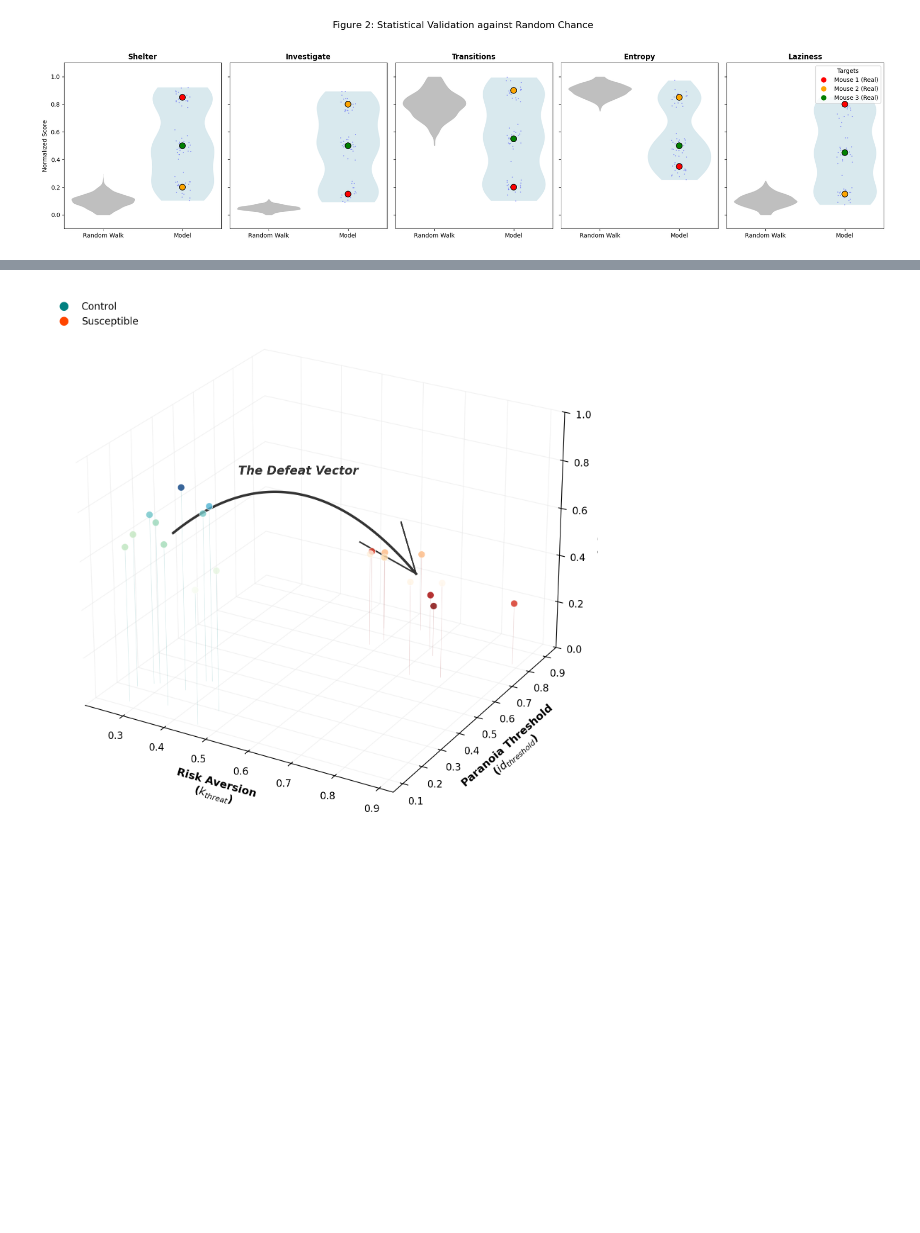
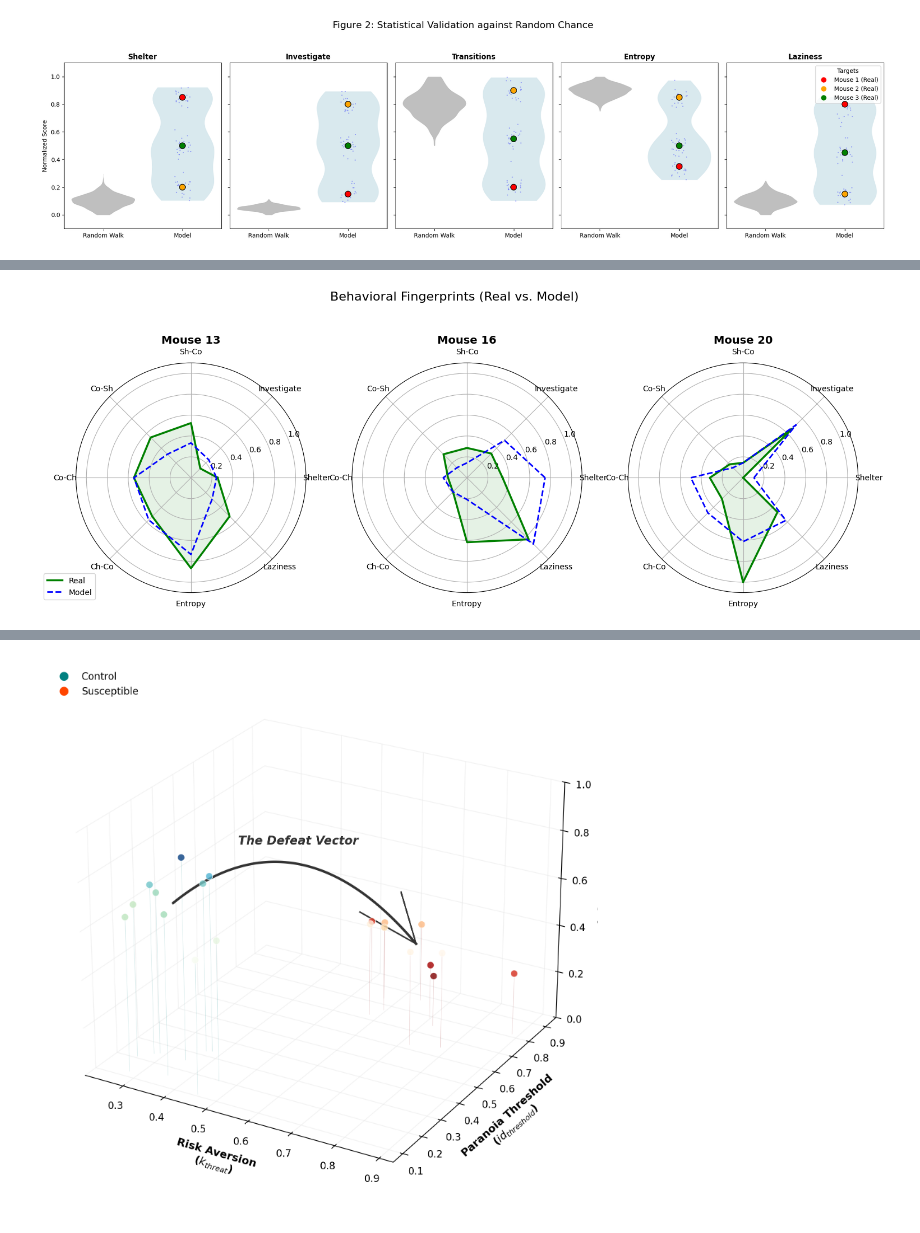
Before and after one commit to hridaik/social-defeat, a Jupyter notebook: vis.ipynb, the cells around one changed output, grey strips where cells are left out. Drawn from its saved outputs; the diff is of its cells as text; code cells hidden in the pictures; blank space fills up the shorter version.

```diff
--- a/vis.ipynb
+++ b/vis.ipynb
@@ -610,0 +824,93 @@ plt.show()
+# %%
+# ==========================================
+# 2. PLOT 1: RADAR CHARTS (Fingerprints)
+# ==========================================
+
+def close_loop(data):
+    return np.concatenate((data, [data[0]]))
+
+angles = np.linspace(0, 2 * np.pi, num_vars, endpoint=False)
+angles_closed = np.concatenate((angles, [angles[0]]))
+
+fig1, axes = plt.subplots(1, 3, figsize=(18, 6), subplot_kw=dict(polar=True))
+fig1.suptitle('Behavioral Fingerprints (Real vs. Model)', fontsize=16, y=1.05)
+
+# Selection as requested: 13(def2), 16(hab3), 20(def2)
+target_mice = [(13, 'def2'), (16, 'hab3'), (20, 'def2')]
+
+for ax, (m_id, p_id) in zip(axes.flat, target_mice):
+    # Fetch Real
+    real_vals = df_real_norm[(df_real_norm['mouse_number'] == m_id) & (df_real_norm['phase'] == p_id)][metrics_raw].values.flatten()
+    # Fetch Model
+    model_vals = df_sim_norm[(df_sim_norm['mouse_number'] == m_id) & (df_sim_norm['phase'] == p_id)][metrics_raw].values.flatten()
+
+    # 1. Plot Real Data
+    ax.plot(angles_closed, close_loop(real_vals), color='green', linewidth=2.5, label='Real')
+    ax.fill(angles_closed, close_loop(real_vals), color='green', alpha=0.1)
+
+    # 2. Plot Model Data
+    ax.plot(angles_closed, close_loop(model_vals), color='blue', linewidth=2, linestyle='--', label='Model')
+
+    ax.set_xticks(angles)
+    ax.set_xticklabels(display_metrics, fontsize=10)
+    ax.set_title(f"Mouse {m_id}", weight='bold', size=14, position=(0.5, 1.1))
+    ax.set_ylim(0, 1.1)
+
+axes[0].legend(loc='upper right', bbox_to_anchor=(0.1, 0.1))
+
+# ==========================================
+# 3. PLOT 2: COMPARATIVE VIOLIN PLOTS
+# ==========================================
+
+rows = []
+for i, m_key in enumerate(metrics_raw):
+    m_label = display_metrics[i]
+    # Random Walk
+    for v in df_rw_norm[m_key]:
+        rows.append({'Metric': m_label, 'Value': v, 'Type': 'Random Walk'})
+    # Model
+    for v in df_sim_norm[m_key]:
+        rows.append({'Metric': m_label, 'Value': v, 'Type': 'Model'})
+    # Real (Target Mice)
+    for m_id, p_id in target_mice:
+        v = df_real_norm[(df_real_norm['mouse_number'] == m_id) & (df_real_norm['phase'] == p_id)][m_key].values[0]
+        rows.append({'Metric': m_label, 'Value': v, 'Type': 'Real', 'Mouse': f'Mouse {m_id}'})
+
+df_viz = pd.DataFrame(rows)
+
+fig2, axes2 = plt.subplots(2, 4, figsize=(20, 10), sharey=True)
+fig2.suptitle('Statistical Validation against Random Chance', fontsize=16, y=1.02)
+
+colors = {'Random Walk': 'grey', 'Model': 'lightblue'}
+mouse_dots = {'Mouse 13': 'red', 'Mouse 16': 'orange', 'Mouse 20': 'green'}
+
+for i, m_label in enumerate(display_metrics):
+    ax = axes2.flat[i]
+    subset = df_viz[df_viz['Metric'] == m_label]
+
+    sns.violinplot(data=subset[subset['Type'].isin(['Random Walk', 'Model'])],
+                   x='Type', y='Value', palette=colors, ax=ax, inner=None, linewidth=0, alpha=0.5, cut=0)
+
+    sns.stripplot(data=subset[subset['Type'] == 'Model'],
+                  x='Type', y='Value', color='blue', size=2, alpha=0.3, jitter=True, ax=ax)
+
+    # Plot the 3 target real mice
+    real_subset = subset[subset['Type'] == 'Real']
+    for mid_label, color in mouse_dots.items():
+        val = real_subset[real_subset['Mouse'] == mid_label]['Value'].values[0]
+        ax.scatter(x=[1], y=[val], c=color, s=100, zorder=10, edgecolors='black')
+
+    ax.set_title(m_label, fontweight='bold')
+    ax.set_xlabel('')
+    ax.set_ylabel('Normalized Score' if i % 4 == 0 else '')
+    ax.set_ylim(-0.1, 1.2)
+
+# Custom legend for targets
+from matplotlib.lines import Line2D
+legend_elements = [Line2D([0], [0], marker='o', color='w', markerfacecolor=c, markersize=10, label=f'{k} (Real)')
+                   for k, c in mouse_dots.items()]
+axes2.flat[-1].legend(handles=legend_elements, loc='upper right', title="Targets")
+
+plt.tight_layout()
+plt.show()
+# %% [output]
@@ -610,0 +934 @@ plt.show()
+[figure, added]
```
Also changed, not shown: parts of 12 cells of this notebook, 8 other files.
